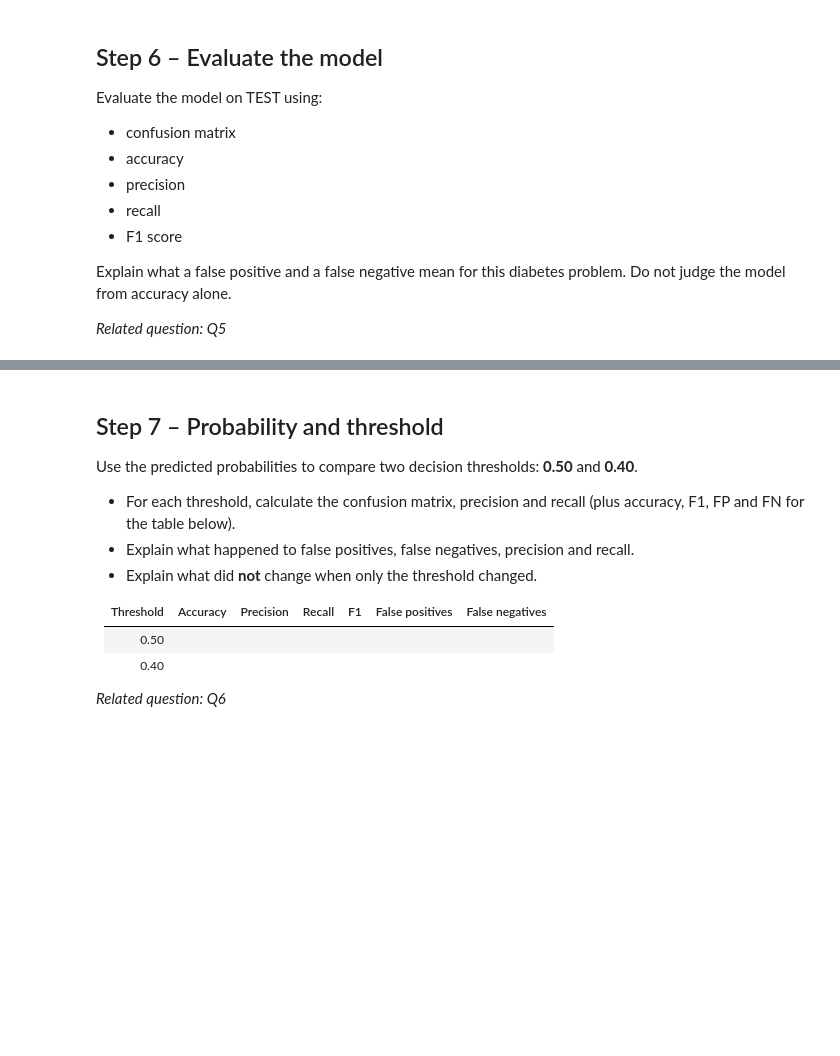
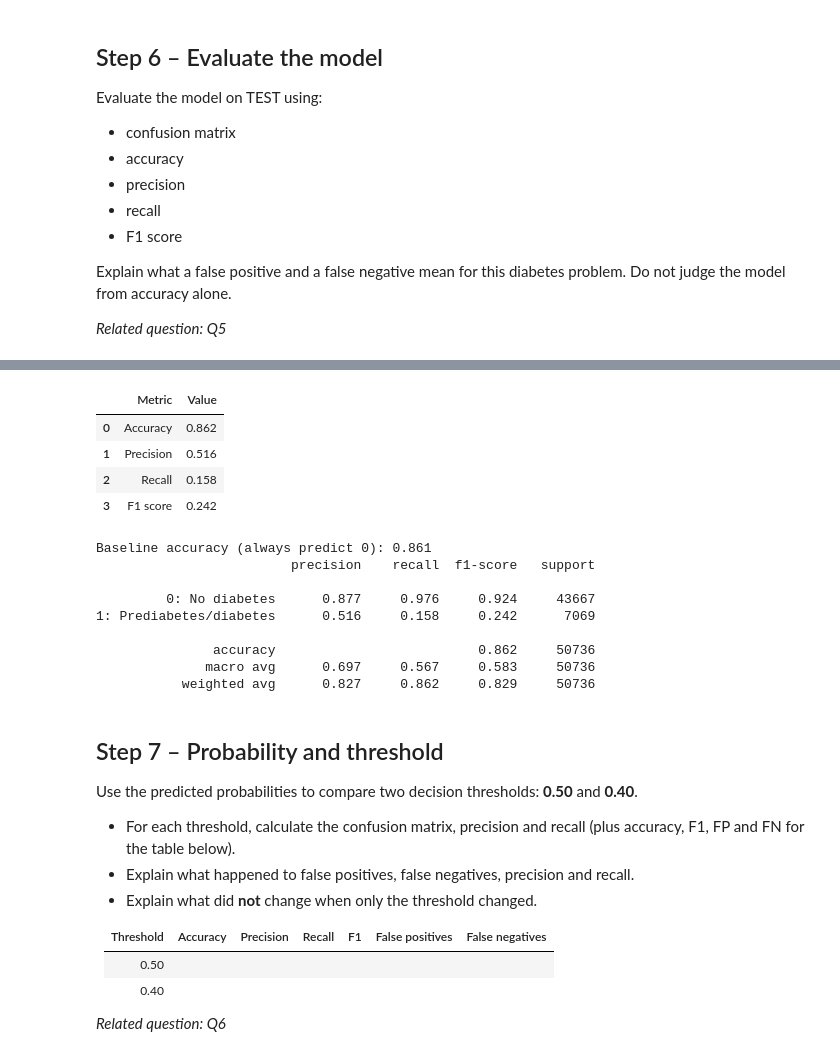
Before and after one commit to Frednos/Machine-Learning-Assignment-2, a Jupyter notebook: Assignment_2.ipynb, the cells around one changed output, grey strips where cells are left out. Drawn from its saved outputs; the diff is of its cells as text; code cells hidden in the pictures; blank space fills up the shorter version.

```diff
--- a/Assignment_2.ipynb
+++ b/Assignment_2.ipynb
@@ -315,3 +414,41 @@ Explain what a false positive and a false negative mean for this diabetes proble
+# %%
+# Evaluation metrics (class 1 = positive class)
+metrics = pd.DataFrame({
+    "Metric": ["Accuracy", "Precision", "Recall", "F1 score"],
+    "Value": [
+        accuracy_score(y_test, y_pred),
+        precision_score(y_test, y_pred),
+        recall_score(y_test, y_pred),
+        f1_score(y_test, y_pred)
+    ]
+})
+display(metrics.round(3))
+
+# Baseline: a model that always predicts class 0
+baseline_accuracy = (y_test == 0).mean()
+print(f"Baseline accuracy (always predict 0): {baseline_accuracy:.3f}")
+
+# Precision/recall/F1 for both classes
+print(classification_report(
+    y_test, y_pred,
+    target_names=["0: No diabetes", "1: Prediabetes/diabetes"],
+    digits=3
+))
+# %% [output]
+|  | Metric | Value |
+| 0 | Accuracy | 0.862 |
+| 1 | Precision | 0.516 |
+| 2 | Recall | 0.158 |
+| 3 | F1 score | 0.242 |
+Baseline accuracy (always predict 0): 0.861
+                         precision    recall  f1-score   support
+
+         0: No diabetes      0.877     0.976     0.924     43667
+1: Prediabetes/diabetes      0.516     0.158     0.242      7069
+
+               accuracy                          0.862     50736
+              macro avg      0.697     0.567     0.583     50736
+           weighted avg      0.827     0.862     0.829     50736
 # %% [markdown]
 ## Step 7 – Probability and threshold
 
```
Also changed, not shown: parts of 11 cells of this notebook, 1 other file.
